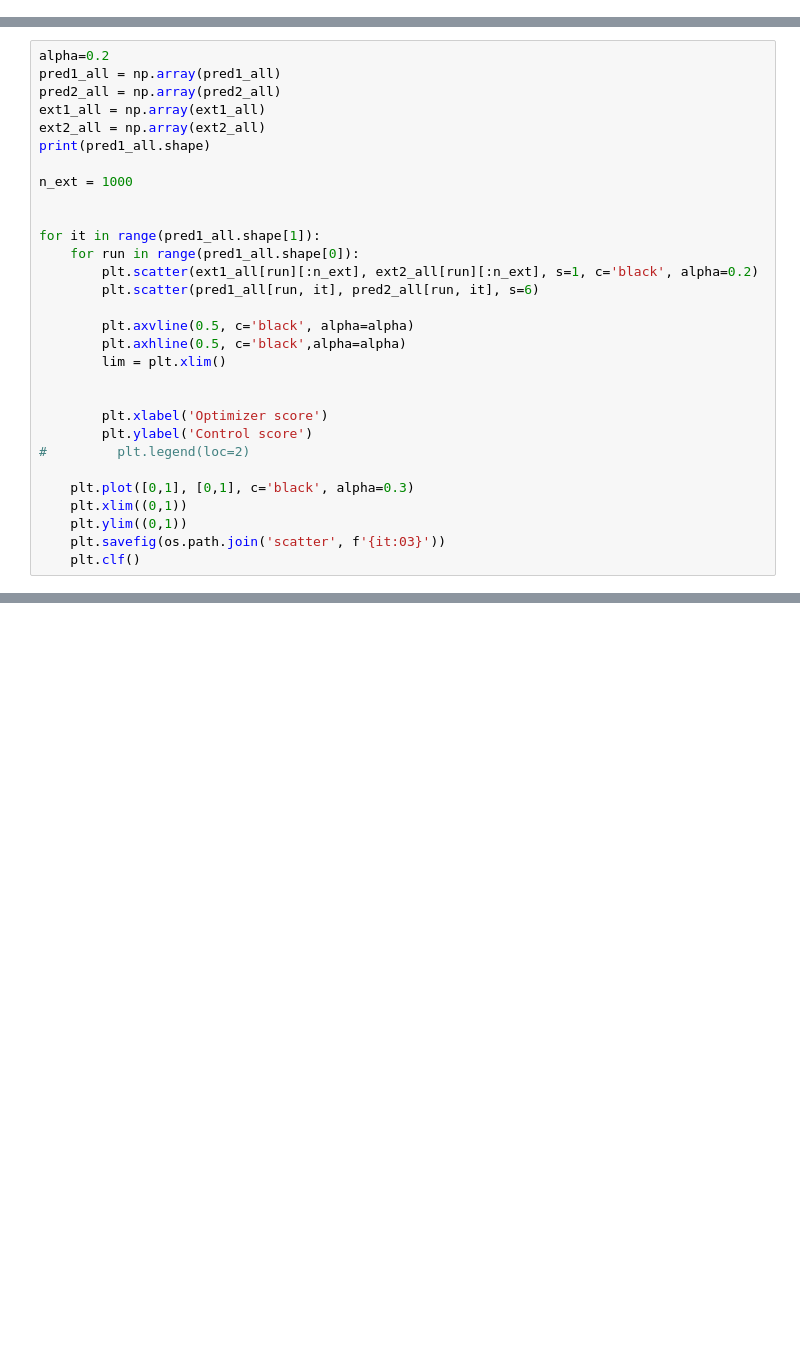
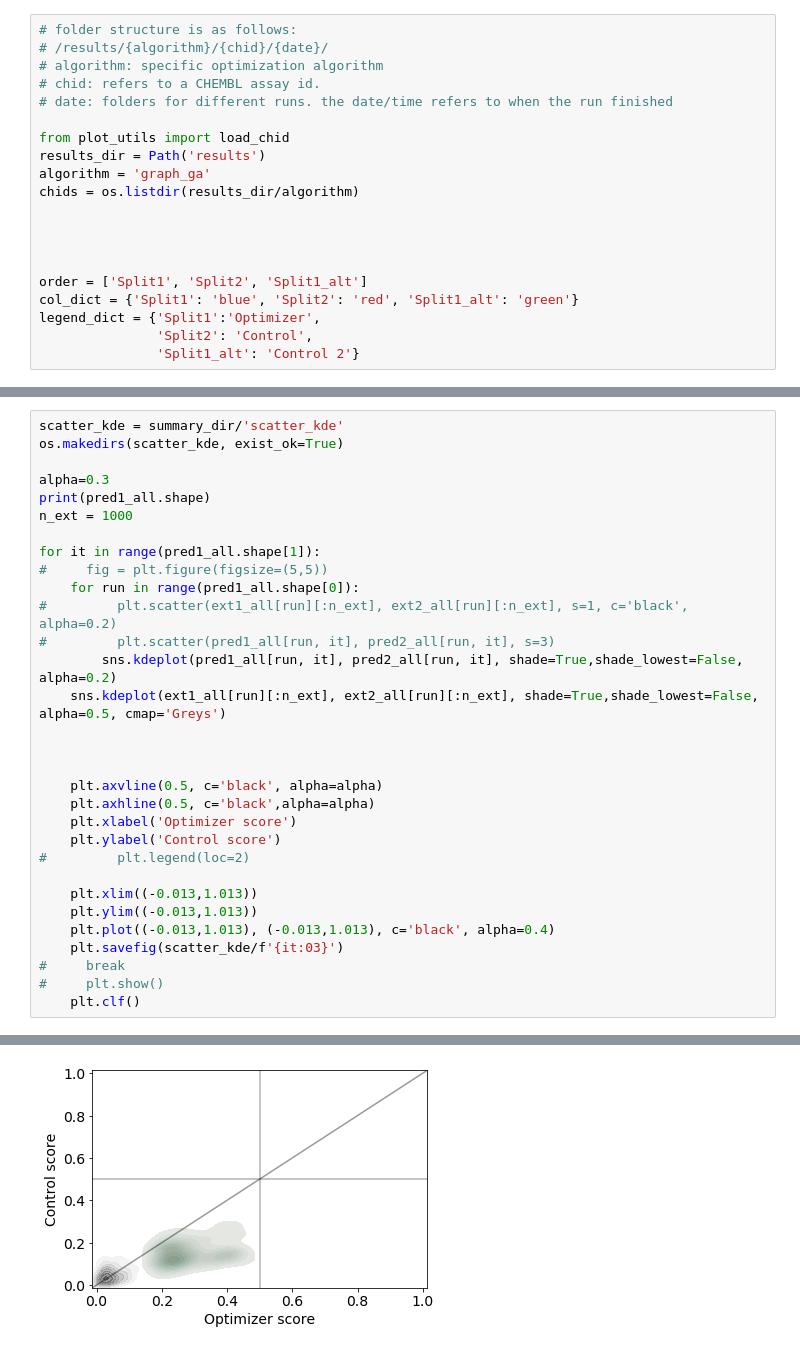
Before and after one commit to ml-jku/mgenerators-failure-modes, a Jupyter notebook: visualization.ipynb, the cells around one changed output, grey strips where cells are left out. Drawn from its saved outputs; the diff is of its cells as text; blank space fills up the shorter version.

```diff
--- a/visualization.ipynb
+++ b/visualization.ipynb
@@ -195,0 +29,20 @@ plot_spread(ratios, 'Ratio active')
+# %%
+# folder structure is as follows:
+# /results/{algorithm}/{chid}/{date}/
+# algorithm: specific optimization algorithm
+# chid: refers to a CHEMBL assay id.
+# date: folders for different runs. the date/time refers to when the run finished
+
+from plot_utils import load_chid
+results_dir = Path('results')
+algorithm = 'graph_ga'
+chids = os.listdir(results_dir/algorithm)
+
+
+
+
+order = ['Split1', 'Split2', 'Split1_alt']
+col_dict = {'Split1': 'blue', 'Split2': 'red', 'Split1_alt': 'green'}
+legend_dict = {'Split1':'Optimizer',
+               'Split2': 'Control',
+               'Split1_alt': 'Control 2'}
@@ -196,31 +90,32 @@ plot_spread(ratios, 'Ratio active')
 # %%
-alpha=0.2
-pred1_all = np.array(pred1_all)
-pred2_all = np.array(pred2_all)
-ext1_all = np.array(ext1_all)
-ext2_all = np.array(ext2_all)
+scatter_kde = summary_dir/'scatter_kde'
+os.makedirs(scatter_kde, exist_ok=True)
+
+alpha=0.3
 print(pred1_all.shape)
-
 n_ext = 1000
 
-
 for it in range(pred1_all.shape[1]):
+#     fig = plt.figure(figsize=(5,5))
     for run in range(pred1_all.shape[0]):
-        plt.scatter(ext1_all[run][:n_ext], ext2_all[run][:n_ext], s=1, c='black', alpha=0.2)
-        plt.scatter(pred1_all[run, it], pred2_all[run, it], s=6)
-
-        plt.axvline(0.5, c='black', alpha=alpha)
-        plt.axhline(0.5, c='black',alpha=alpha)
-        lim = plt.xlim()
+#         plt.scatter(ext1_all[run][:n_ext], ext2_all[run][:n_ext], s=1, c='black', alpha=0.2)
+#         plt.scatter(pred1_all[run, it], pred2_all[run, it], s=3)
+        sns.kdeplot(pred1_all[run, it], pred2_all[run, it], shade=True,shade_lowest=False, alpha=0.2)
+    sns.kdeplot(ext1_all[run][:n_ext], ext2_all[run][:n_ext], shade=True,shade_lowest=False, alpha=0.5, cmap='Greys')
 
 
-        plt.xlabel('Optimizer score')
-        plt.ylabel('Control score')
+
+    plt.axvline(0.5, c='black', alpha=alpha)
+    plt.axhline(0.5, c='black',alpha=alpha)
+    plt.xlabel('Optimizer score')
+    plt.ylabel('Control score')
 #         plt.legend(loc=2)
 
-    plt.plot([0,1], [0,1], c='black', alpha=0.3)
-    plt.xlim((0,1))
-    plt.ylim((0,1))
-    plt.savefig(os.path.join('scatter', f'{it:03}'))
+    plt.xlim((-0.013,1.013))
+    plt.ylim((-0.013,1.013))
+    plt.plot((-0.013,1.013), (-0.013,1.013), c='black', alpha=0.4)
+    plt.savefig(scatter_kde/f'{it:03}')
+#     break
+#     plt.show()
     plt.clf()
 # %% [output]
@@ -228,0 +124 @@ for it in range(pred1_all.shape[1]):
+[figure, added]
```
Also changed, not shown: parts of 14 cells of this notebook, 7 other files.
